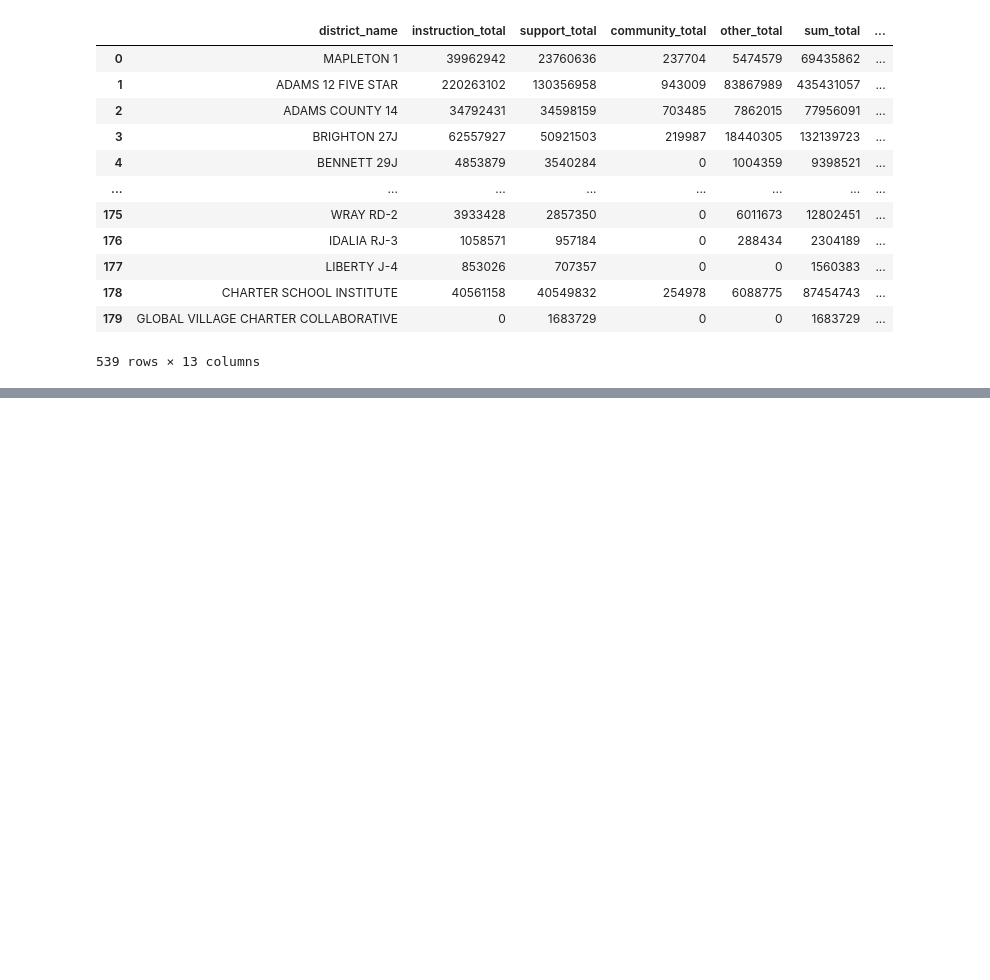
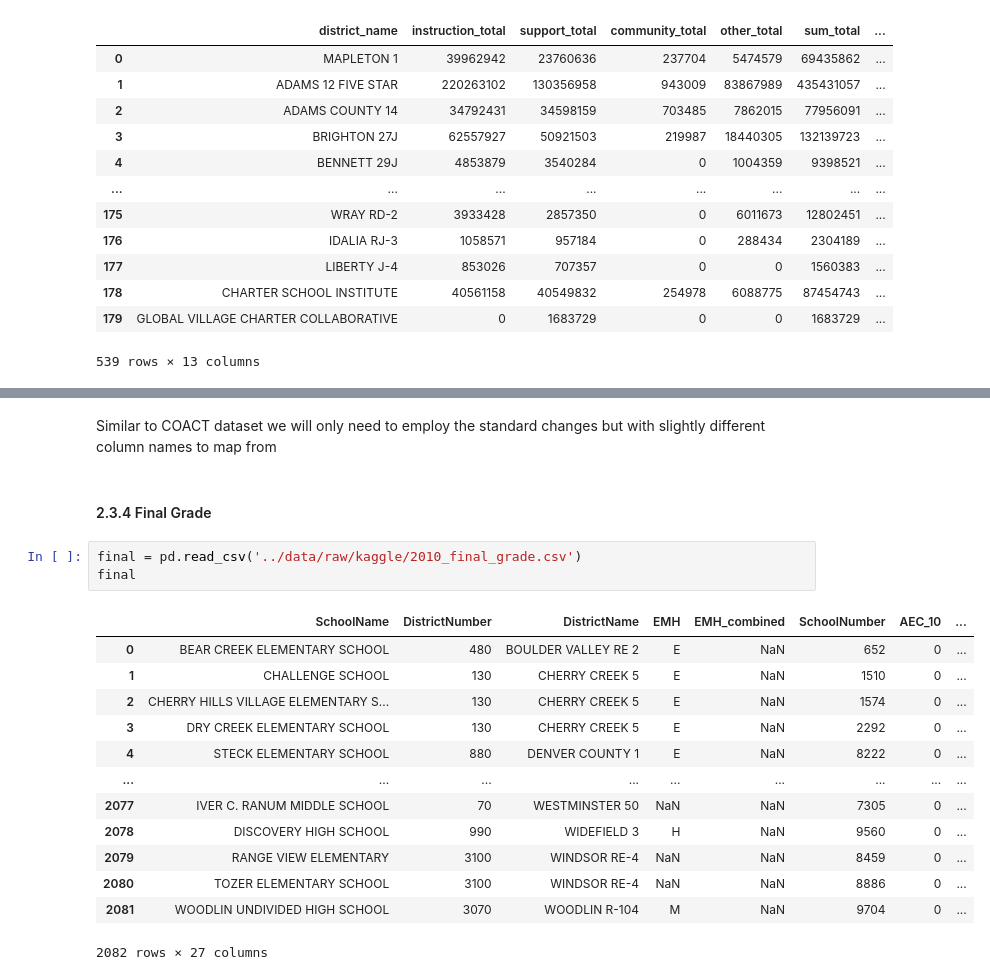
Before and after one commit to clewis53/CaeleyLewis-Capstone2-StoryOfColoradoEducation, a Jupyter notebook: notebooks/0.1-data-wrangling.ipynb, the cells around one changed output, grey strips where cells are left out. Cells and saved outputs as stored; diff of their text form; blank space fills up the shorter version.

```diff
--- a/notebooks/0.1-data-wrangling.ipynb
+++ b/notebooks/0.1-data-wrangling.ipynb
@@ -308,0 +446,21 @@ pd.read_csv(interim_filepath + 'expenditures_tall.csv', index_col=0)
+# %% [markdown]
+Similar to COACT dataset we will only need to employ the standard changes but with slightly different column names to map from
+# %% [markdown]
+#### 2.3.4 Final Grade
+# %%
+final = pd.read_csv('../data/raw/kaggle/2010_final_grade.csv')
+final
+# %% [output]
+|  | SchoolName | DistrictNumber | DistrictName | EMH | EMH_combined | SchoolNumber | AEC_10 | ... |
+| 0 | BEAR CREEK ELEMENTARY SCHOOL | 480 | BOULDER VALLEY RE 2 | E | NaN | 652 | 0 | ... |
+| 1 | CHALLENGE SCHOOL | 130 | CHERRY CREEK 5 | E | NaN | 1510 | 0 | ... |
+| 2 | CHERRY HILLS VILLAGE ELEMENTARY S... | 130 | CHERRY CREEK 5 | E | NaN | 1574 | 0 | ... |
+| 3 | DRY CREEK ELEMENTARY SCHOOL | 130 | CHERRY CREEK 5 | E | NaN | 2292 | 0 | ... |
+| 4 | STECK ELEMENTARY SCHOOL | 880 | DENVER COUNTY 1 | E | NaN | 8222 | 0 | ... |
+| ... | ... | ... | ... | ... | ... | ... | ... | ... |
+| 2077 | IVER C. RANUM MIDDLE SCHOOL | 70 | WESTMINSTER 50 | NaN | NaN | 7305 | 0 | ... |
+| 2078 | DISCOVERY HIGH SCHOOL | 990 | WIDEFIELD 3 | H | NaN | 9560 | 0 | ... |
+| 2079 | RANGE VIEW ELEMENTARY | 3100 | WINDSOR RE-4 | NaN | NaN | 8459 | 0 | ... |
+| 2080 | TOZER ELEMENTARY SCHOOL | 3100 | WINDSOR RE-4 | NaN | NaN | 8886 | 0 | ... |
+| 2081 | WOODLIN UNDIVIDED HIGH SCHOOL | 3070 | WOODLIN R-104 | M | NaN | 9704 | 0 | ... |
+2082 rows × 27 columns
```
Also changed, not shown: parts of 44 cells of this notebook, 1 other file.
